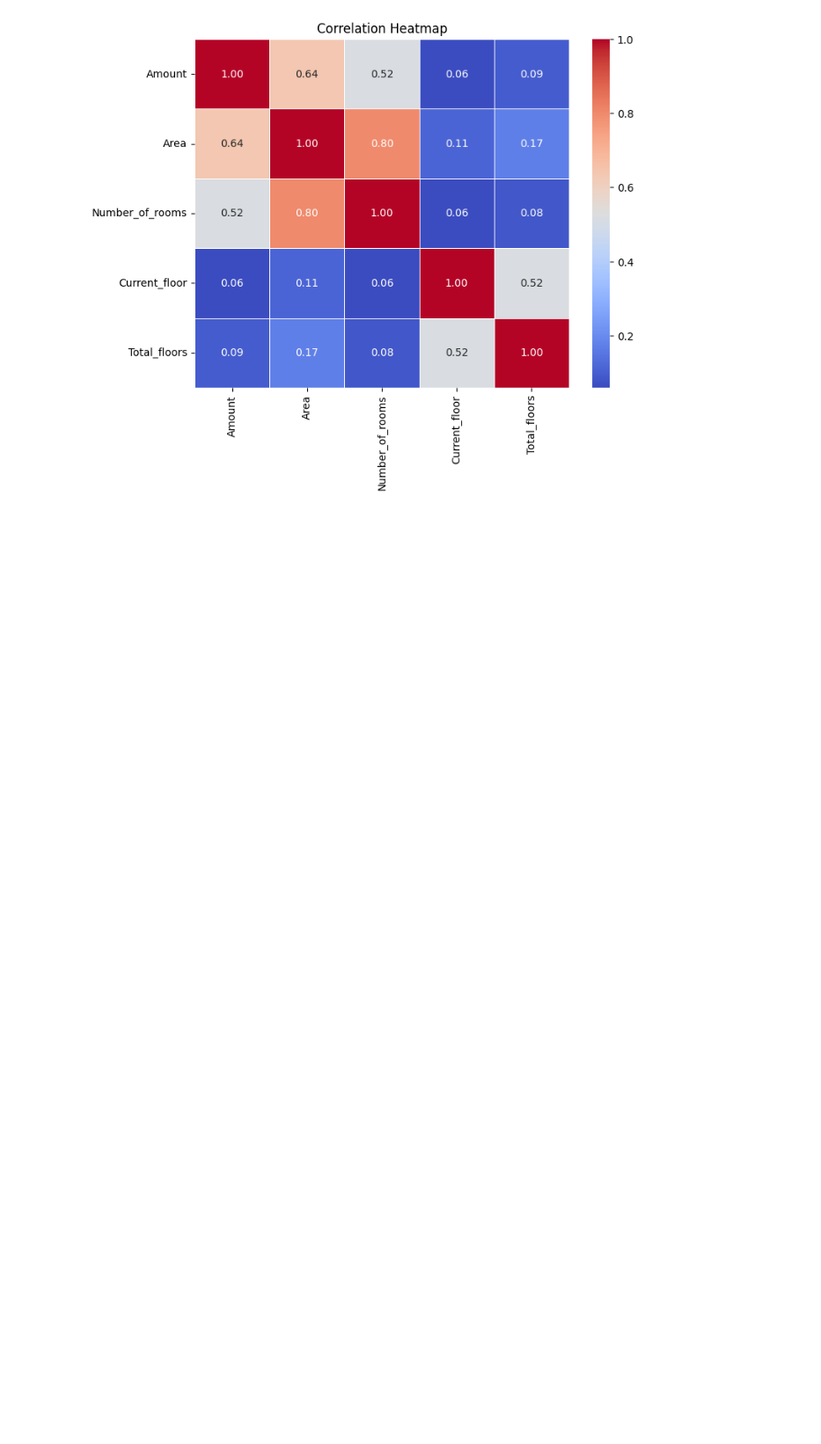
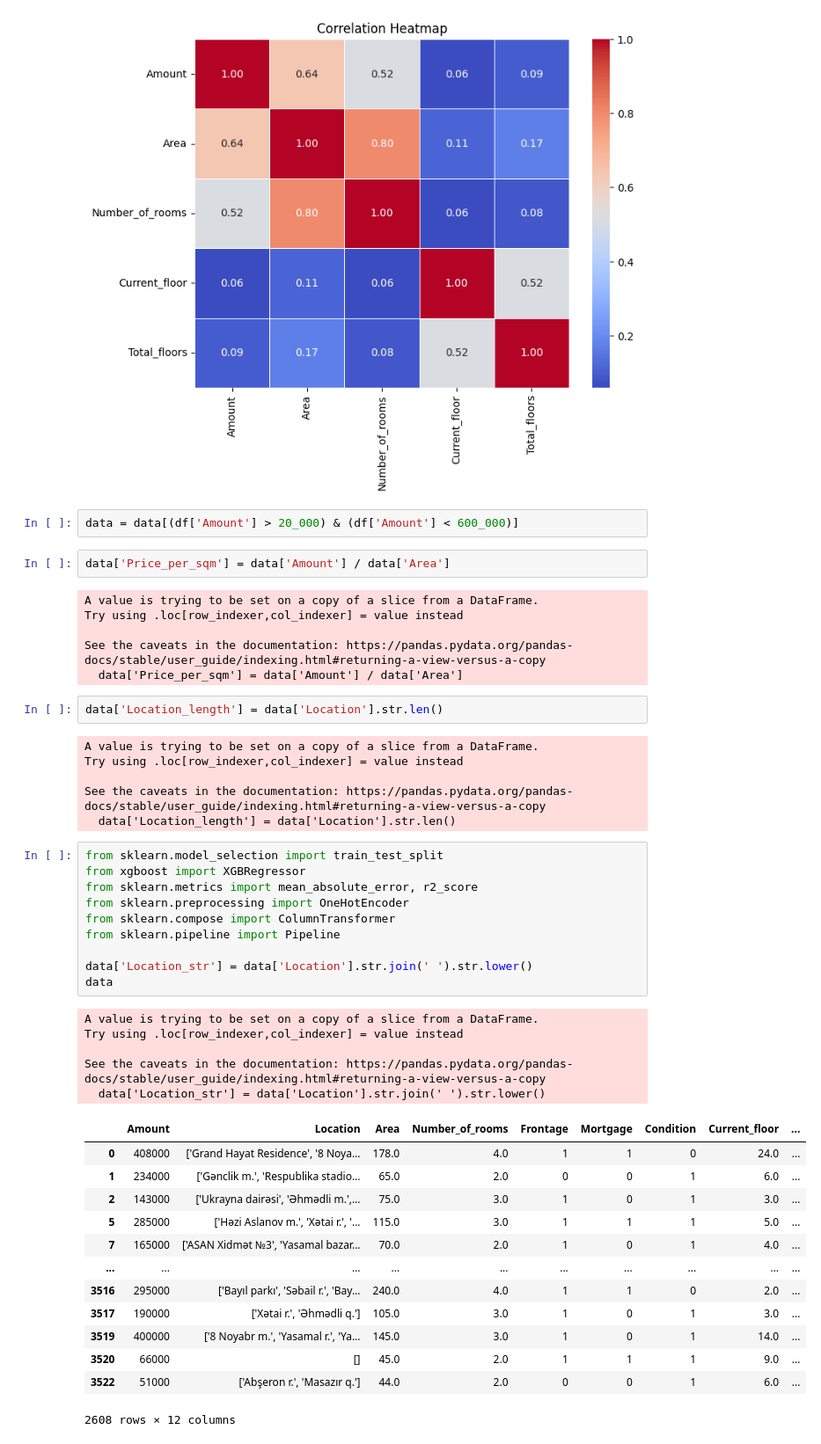
Before and after one commit to narimanm0/Baku_Apartments, a Jupyter notebook: yeni_tikili_model.ipynb, the cells around one changed output. Shown: that part at 88% size. Drawn from its saved outputs; the diff is of its cells as text; blank space fills up the shorter version.

```diff
--- a/yeni_tikili_model.ipynb
+++ b/yeni_tikili_model.ipynb
@@ -92,3 +85,50 @@ plt.title('Correlation Heatmap')
 plt.show()
 # %% [output]
 [figure]
+# %%
+data = data[(df['Amount'] > 20_000) & (df['Amount'] < 600_000)]
+# %%
+data['Price_per_sqm'] = data['Amount'] / data['Area']
+# %% [output]
+A value is trying to be set on a copy of a slice from a DataFrame.
+Try using .loc[row_indexer,col_indexer] = value instead
+
+See the caveats in the documentation: https://pandas.pydata.org/pandas-docs/stable/user_guide/indexing.html#returning-a-view-versus-a-copy
+  data['Price_per_sqm'] = data['Amount'] / data['Area']
+# %%
+data['Location_length'] = data['Location'].str.len()
+# %% [output]
+A value is trying to be set on a copy of a slice from a DataFrame.
+Try using .loc[row_indexer,col_indexer] = value instead
+
+See the caveats in the documentation: https://pandas.pydata.org/pandas-docs/stable/user_guide/indexing.html#returning-a-view-versus-a-copy
+  data['Location_length'] = data['Location'].str.len()
+# %%
+from sklearn.model_selection import train_test_split
+from xgboost import XGBRegressor
+from sklearn.metrics import mean_absolute_error, r2_score
+from sklearn.preprocessing import OneHotEncoder
+from sklearn.compose import ColumnTransformer
+from sklearn.pipeline import Pipeline
+
+data['Location_str'] = data['Location'].str.join(' ').str.lower()
+data
+# %% [output]
+A value is trying to be set on a copy of a slice from a DataFrame.
+Try using .loc[row_indexer,col_indexer] = value instead
+
+See the caveats in the documentation: https://pandas.pydata.org/pandas-docs/stable/user_guide/indexing.html#returning-a-view-versus-a-copy
+  data['Location_str'] = data['Location'].str.join(' ').str.lower()
+|  | Amount | Location | Area | Number_of_rooms | Frontage | Mortgage | Condition | Current_floor | ... |
+| 0 | 408000 | ['Grand Hayat Residence', '8 Noya... | 178.0 | 4.0 | 1 | 1 | 0 | 24.0 | ... |
+| 1 | 234000 | ['Gənclik m.', 'Respublika stadio... | 65.0 | 2.0 | 0 | 0 | 1 | 6.0 | ... |
+| 2 | 143000 | ['Ukrayna dairəsi', 'Əhmədli m.',... | 75.0 | 3.0 | 1 | 0 | 1 | 3.0 | ... |
+| 5 | 285000 | ['Həzi Aslanov m.', 'Xətai r.', '... | 115.0 | 3.0 | 1 | 1 | 1 | 5.0 | ... |
+| 7 | 165000 | ['ASAN Xidmət №3', 'Yasamal bazar... | 70.0 | 2.0 | 1 | 0 | 1 | 4.0 | ... |
+| ... | ... | ... | ... | ... | ... | ... | ... | ... | ... |
+| 3516 | 295000 | ['Bayıl parkı', 'Səbail r.', 'Bay... | 240.0 | 4.0 | 1 | 1 | 0 | 2.0 | ... |
+| 3517 | 190000 | ['Xətai r.', 'Əhmədli q.'] | 105.0 | 3.0 | 1 | 0 | 1 | 3.0 | ... |
+| 3519 | 400000 | ['8 Noyabr m.', 'Yasamal r.', 'Ya... | 145.0 | 3.0 | 1 | 0 | 1 | 14.0 | ... |
+| 3520 | 66000 | [] | 45.0 | 2.0 | 1 | 1 | 1 | 9.0 | ... |
+| 3522 | 51000 | ['Abşeron r.', 'Masazır q.'] | 44.0 | 2.0 | 0 | 0 | 1 | 6.0 | ... |
+2608 rows × 12 columns
```
Also changed, not shown: parts of 11 cells of this notebook.
